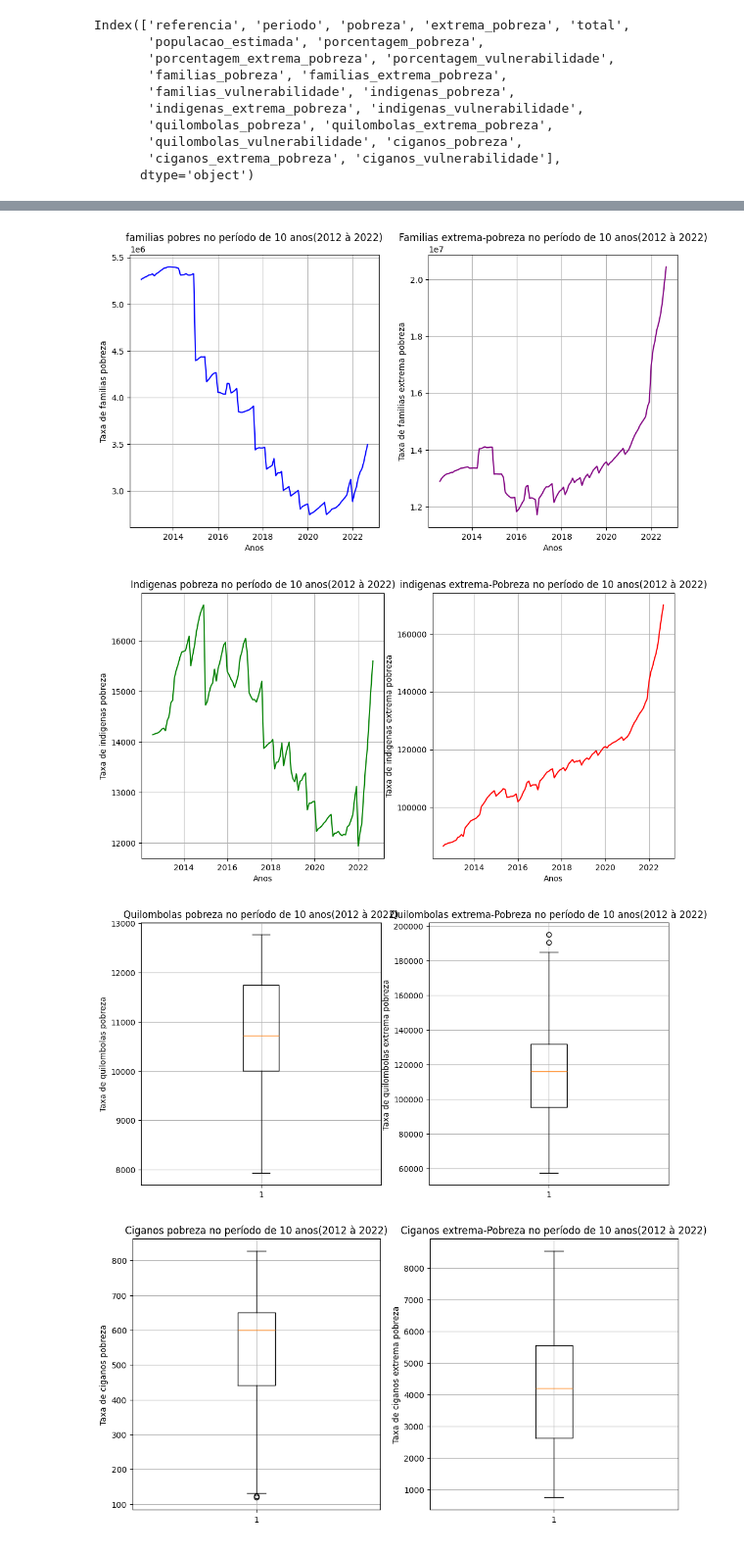
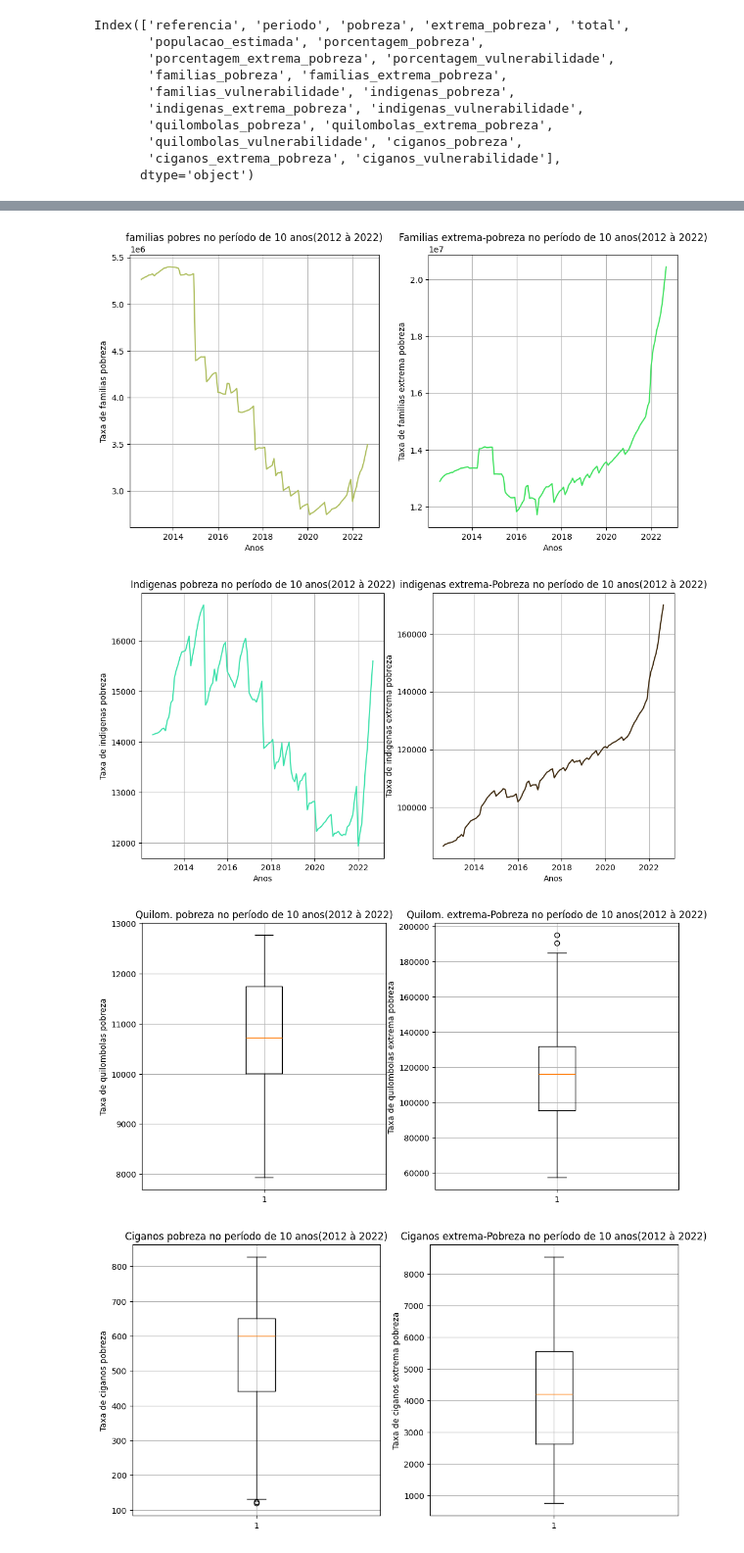
Before and after one commit to jouaraujo/pobreza_kaggle, a Jupyter notebook: pobreza.ipynb, the cells around one changed output, grey strips where cells are left out. Shown at 98% size. Cells and saved outputs as stored; diff of their text form; code cells hidden in the pictures.

```diff
--- a/pobreza.ipynb
+++ b/pobreza.ipynb
@@ -88,51 +106,51 @@ ax2.set_xlabel("Anos");
 fig, (ax1, ax2) = plt.subplots(1, 2, gridspec_kw={'width_ratios': [2, 2]}, figsize=(12, 6))
 ax1.set_title("familias pobres no período de 10 anos(2012 à 2022)")
 ax1.title.set_position([.5, 1.05])
-ax1.plot(df["referencia"], df["familias_pobreza"], c="blue")
+ax1.plot(df["referencia"], df["familias_pobreza"], c="#adbd5c")
 ax1.grid()
 ax1.set_ylabel("Taxa de familias pobreza")
 ax1.set_xlabel("Anos")
 
 ax2.set_title("Familias extrema-pobreza no período de 10 anos(2012 à 2022)")
 ax2.title.set_position([.5, 1.05])
-ax2.plot(df["referencia"], df["familias_extrema_pobreza"], c="purple")
+ax2.plot(df["referencia"], df["familias_extrema_pobreza"], c="#3ce15c")
 ax2.grid()
 ax2.set_ylabel("Taxa de familias extrema pobreza")
 ax2.set_xlabel("Anos");
 # %% [output]
-[figure, old version]
+[figure, new version]
 # %%
 fig, (ax1, ax2) = plt.subplots(1, 2, gridspec_kw={'width_ratios': [2, 2]}, figsize=(12, 6))
 ax1.set_title("Indigenas pobreza no período de 10 anos(2012 à 2022)")
 ax1.title.set_position([.5, 1.05])
-ax1.plot(df["referencia"], df["indigenas_pobreza"], c="green")
+ax1.plot(df["referencia"], df["indigenas_pobreza"], c="#3ce1ab")
 ax1.grid()
 ax1.set_ylabel("Taxa de indigenas pobreza")
 ax1.set_xlabel("Anos")
 
 ax2.set_title("indigenas extrema-Pobreza no período de 10 anos(2012 à 2022)")
 ax2.title.set_position([.5, 1.05])
-ax2.plot(df["referencia"], df["indigenas_extrema_pobreza"], c="red")
+ax2.plot(df["referencia"], df["indigenas_extrema_pobreza"], c="#3c270c")
 ax2.grid()
 ax2.set_ylabel("Taxa de indigenas extrema pobreza")
 ax2.set_xlabel("Anos");
 # %% [output]
-[figure, old version]
+[figure, new version]
 # %%
 fig, (ax1, ax2) = plt.subplots(1, 2, gridspec_kw={'width_ratios': [2, 2]}, figsize=(12, 6))
-ax1.set_title("Quilombolas pobreza no período de 10 anos(2012 à 2022)")
+ax1.set_title("Quilom. pobreza no período de 10 anos(2012 à 2022)")
 ax1.title.set_position([.5, 1.05])
 ax1.boxplot(df["quilombolas_pobreza"])
 ax1.grid()
 ax1.set_ylabel("Taxa de quilombolas pobreza")
 
-ax2.set_title("Quilombolas extrema-Pobreza no período de 10 anos(2012 à 2022)")
+ax2.set_title("Quilom. extrema-Pobreza no período de 10 anos(2012 à 2022)")
 ax2.title.set_position([.5, 1.05])
 ax2.boxplot(df["quilombolas_extrema_pobreza"])
 ax2.grid()
 ax2.set_ylabel("Taxa de quilombolas extrema pobreza");
 # %% [output]
-[figure, old version]
+[figure, new version]
 # %%
 fig, (ax1, ax2) = plt.subplots(1, 2, gridspec_kw={'width_ratios': [2, 2]}, figsize=(12, 6))
 ax1.set_title("Ciganos pobreza no período de 10 anos(2012 à 2022)")
```
Also changed, not shown: parts of 4 cells of this notebook.
